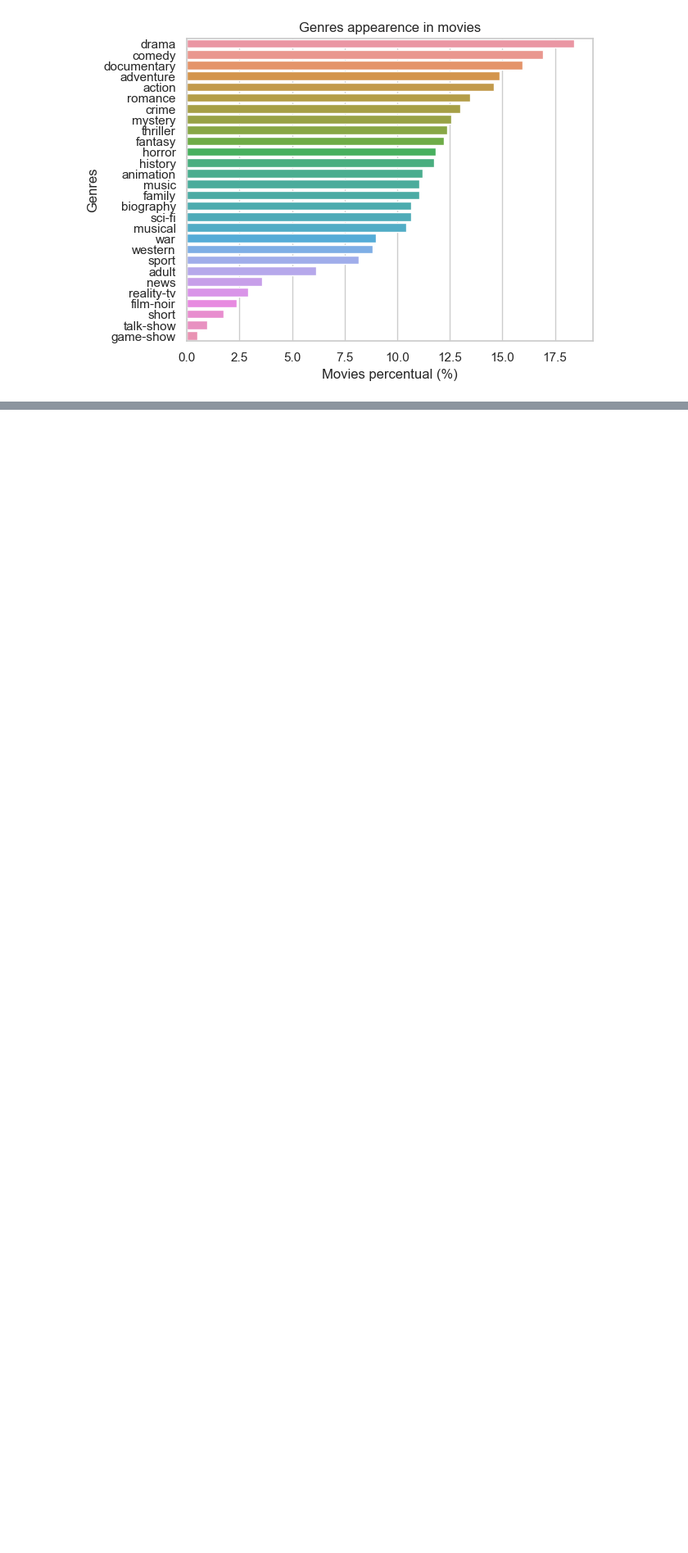
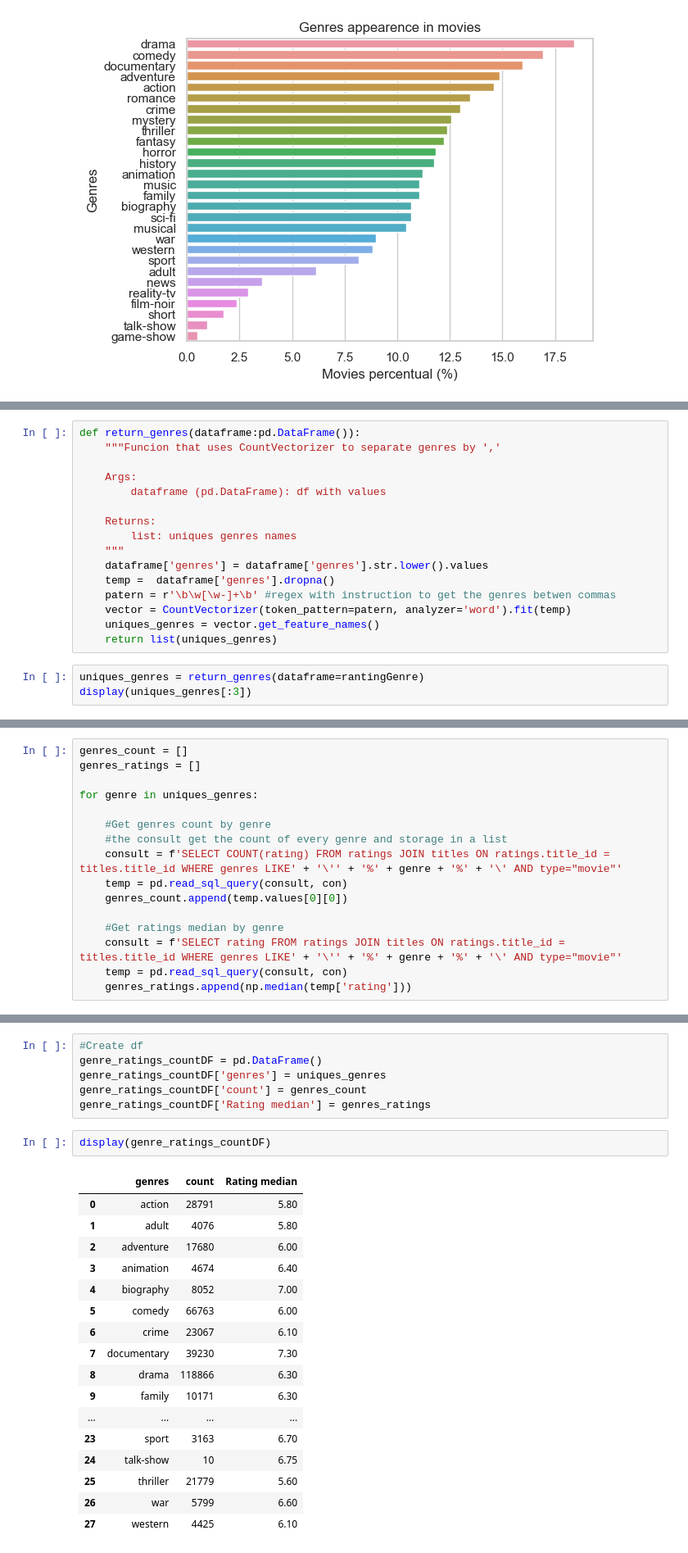
Before and after one commit to Ckk3/python-fundamentos-para-analise-de-dados-3.0, a Jupyter notebook: DataBases/miniProject1/project.ipynb, the cells around one changed output, grey strips where cells are left out. Shown at 82% size. Saved outputs shown, nothing was run; the diff lists cells and outputs as text; blank space fills up the shorter version.

```diff
--- a/DataBases/miniProject1/project.ipynb
+++ b/DataBases/miniProject1/project.ipynb
@@ -337,0 +365,19 @@ NameError: name 'bag_genre' is not defined
+# %%
+def return_genres(dataframe:pd.DataFrame()):
+    """Funcion that uses CountVectorizer to separate genres by ','
+
+    Args:
+        dataframe (pd.DataFrame): df with values
+
+    Returns:
+        list: uniques genres names
+    """
+    dataframe['genres'] = dataframe['genres'].str.lower().values
+    temp =  dataframe['genres'].dropna()
+    patern = r'\b\w[\w-]+\b' #regex with instruction to get the genres betwen commas
+    vector = CountVectorizer(token_pattern=patern, analyzer='word').fit(temp)
+    uniques_genres = vector.get_feature_names()
+    return list(uniques_genres)
+# %%
+uniques_genres = return_genres(dataframe=rantingGenre)
+display(uniques_genres[:3])
@@ -337,0 +386,16 @@ NameError: name 'bag_genre' is not defined
+# %%
+genres_count = []
+genres_ratings = []
+
+for genre in uniques_genres:
+
+    #Get genres count by genre
+    #the consult get the count of every genre and storage in a list
+    consult = f'SELECT COUNT(rating) FROM ratings JOIN titles ON ratings.title_id = titles.title_id WHERE genres LIKE' + '\'' + '%' + genre + '%' + '\' AND type="movie"'
+    temp = pd.read_sql_query(consult, con)
+    genres_count.append(temp.values[0][0])
+
+    #Get ratings median by genre
+    consult = f'SELECT rating FROM ratings JOIN titles ON ratings.title_id = titles.title_id WHERE genres LIKE' + '\'' + '%' + genre + '%' + '\' AND type="movie"'
+    temp = pd.read_sql_query(consult, con)
+    genres_ratings.append(np.median(temp['rating']))
@@ -337,0 +408,26 @@ NameError: name 'bag_genre' is not defined
+# %%
+#Create df
+genre_ratings_countDF = pd.DataFrame()
+genre_ratings_countDF['genres'] = uniques_genres
+genre_ratings_countDF['count'] = genres_count
+genre_ratings_countDF['Rating median'] = genres_ratings
+# %%
+display(genre_ratings_countDF)
+# %% [output]
+|  | genres | count | Rating median |
+| 0 | action | 28791 | 5.80 |
+| 1 | adult | 4076 | 5.80 |
+| 2 | adventure | 17680 | 6.00 |
+| 3 | animation | 4674 | 6.40 |
+| 4 | biography | 8052 | 7.00 |
+| 5 | comedy | 66763 | 6.00 |
+| 6 | crime | 23067 | 6.10 |
+| 7 | documentary | 39230 | 7.30 |
+| 8 | drama | 118866 | 6.30 |
+| 9 | family | 10171 | 6.30 |
+| ... | ... | ... | ... |
+| 23 | sport | 3163 | 6.70 |
+| 24 | talk-show | 10 | 6.75 |
+| 25 | thriller | 21779 | 5.60 |
+| 26 | war | 5799 | 6.60 |
+| 27 | western | 4425 | 6.10 |
```
Also changed, not shown: parts of 15 cells of this notebook.
